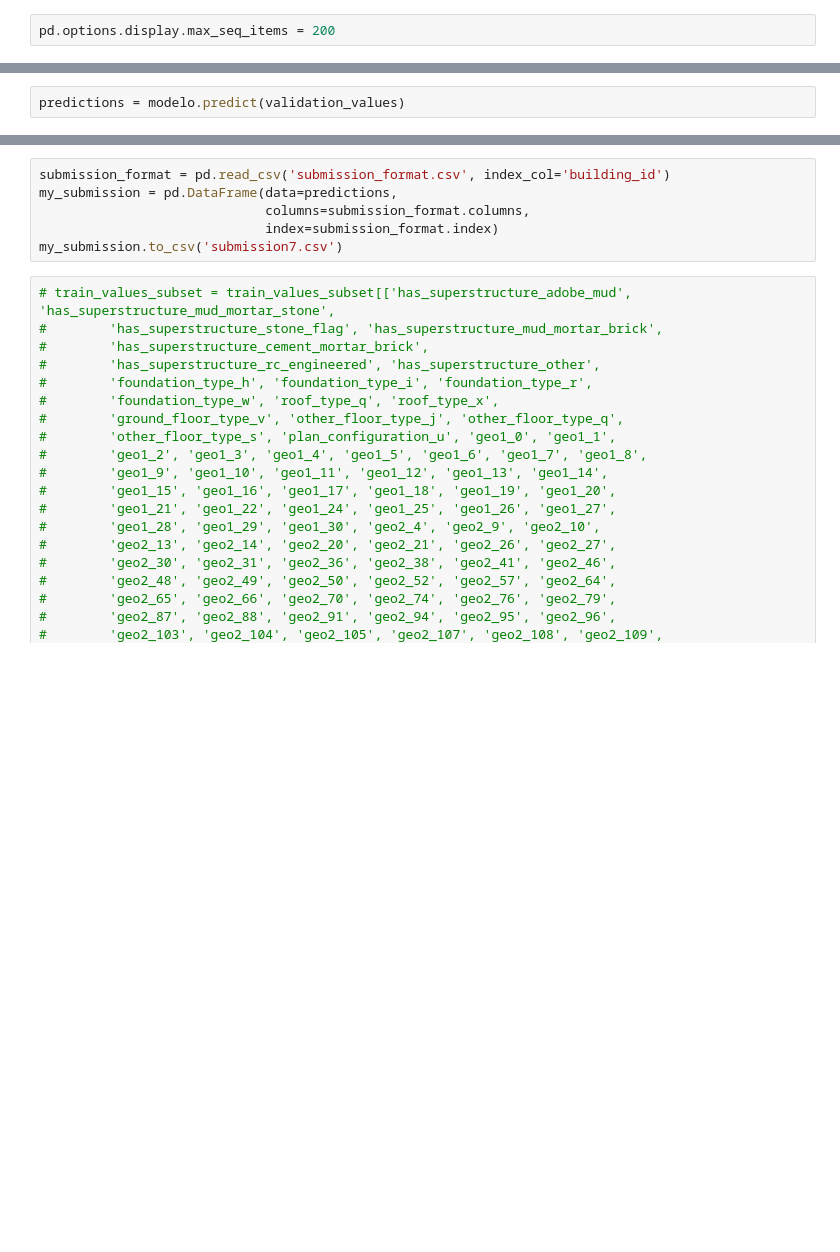
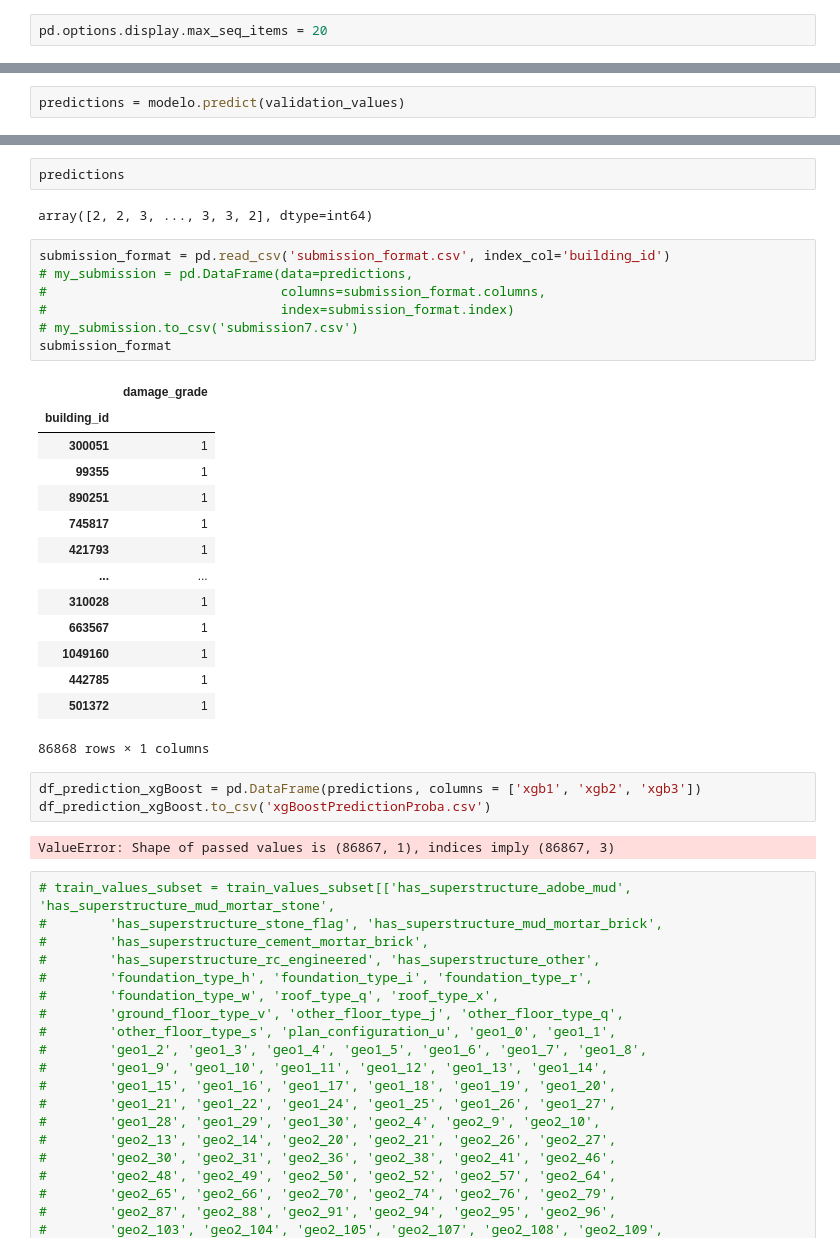
Before and after one commit to FranciscoGauna/TP-Datos-2021, a Jupyter notebook: testXgBoostV1.ipynb, the cells around one changed output, grey strips where cells are left out. Drawn from its saved outputs; the diff is of its cells as text; blank space fills up the shorter version.

```diff
--- a/testXgBoostV1.ipynb
+++ b/testXgBoostV1.ipynb
@@ -25,7 +25,7 @@ from sklearn.metrics import accuracy_score
 import xgboost as xgb
 from xgboost.sklearn import XGBClassifier
 # %%
-pd.options.display.max_seq_items = 200
+pd.options.display.max_seq_items = 20
 # %%
 df_train_labels_original = pd.read_csv('train_labels.csv',low_memory=False,index_col='building_id')
 df_train_values_original = pd.read_csv('train_values.csv',low_memory=False, index_col='building_id', dtype= {
@@ -158,9 +184,34 @@ f1_score(validation_labels, predictions, average='micro')
+# %%
+predictions
+# %% [output]
+array([2, 2, 3, ..., 3, 3, 2], dtype=int64)
 # %%
 submission_format = pd.read_csv('submission_format.csv', index_col='building_id')
-my_submission = pd.DataFrame(data=predictions,
-                             columns=submission_format.columns,
-                             index=submission_format.index)
-my_submission.to_csv('submission7.csv')
+# my_submission = pd.DataFrame(data=predictions,
+#                              columns=submission_format.columns,
+#                              index=submission_format.index)
+# my_submission.to_csv('submission7.csv')
+submission_format
+# %% [output]
+|  | damage_grade |
+| building_id |  |
+| 300051 | 1 |
+| 99355 | 1 |
+| 890251 | 1 |
+| 745817 | 1 |
+| 421793 | 1 |
+| ... | ... |
+| 310028 | 1 |
+| 663567 | 1 |
+| 1049160 | 1 |
+| 442785 | 1 |
+| 501372 | 1 |
+86868 rows × 1 columns
+# %%
+df_prediction_xgBoost = pd.DataFrame(predictions, columns = ['xgb1', 'xgb2', 'xgb3'])
+df_prediction_xgBoost.to_csv('xgBoostPredictionProba.csv')
+# %% [output]
+ValueError: Shape of passed values is (86867, 1), indices imply (86867, 3)
 # %%
 # train_values_subset = train_values_subset[['has_superstructure_adobe_mud', 'has_superstructure_mud_mortar_stone',
 #        'has_superstructure_stone_flag', 'has_superstructure_mud_mortar_brick',
```
Also changed, not shown: parts of 10 cells of this notebook, 2 other files.
